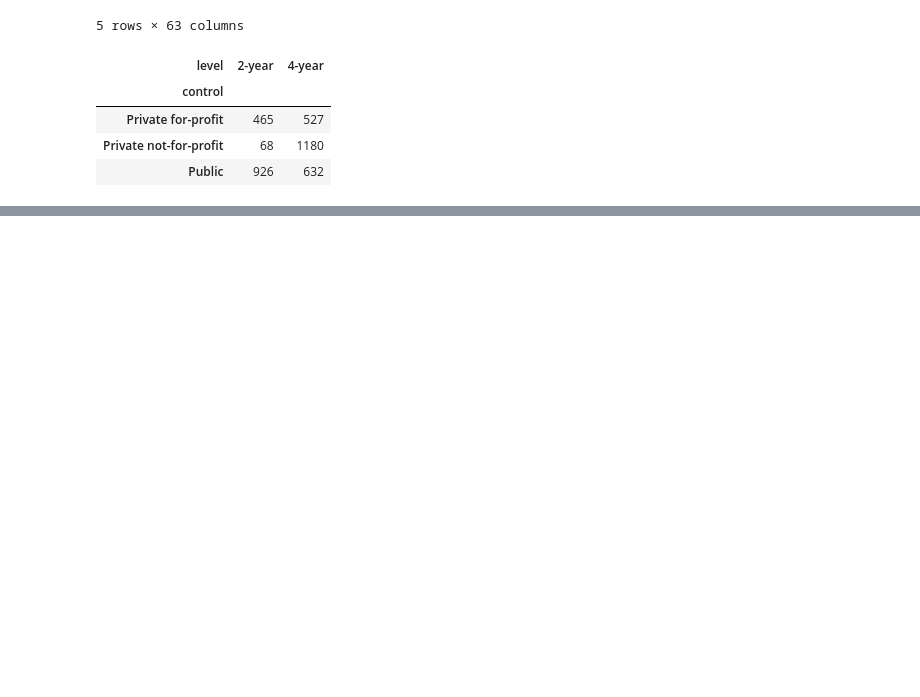
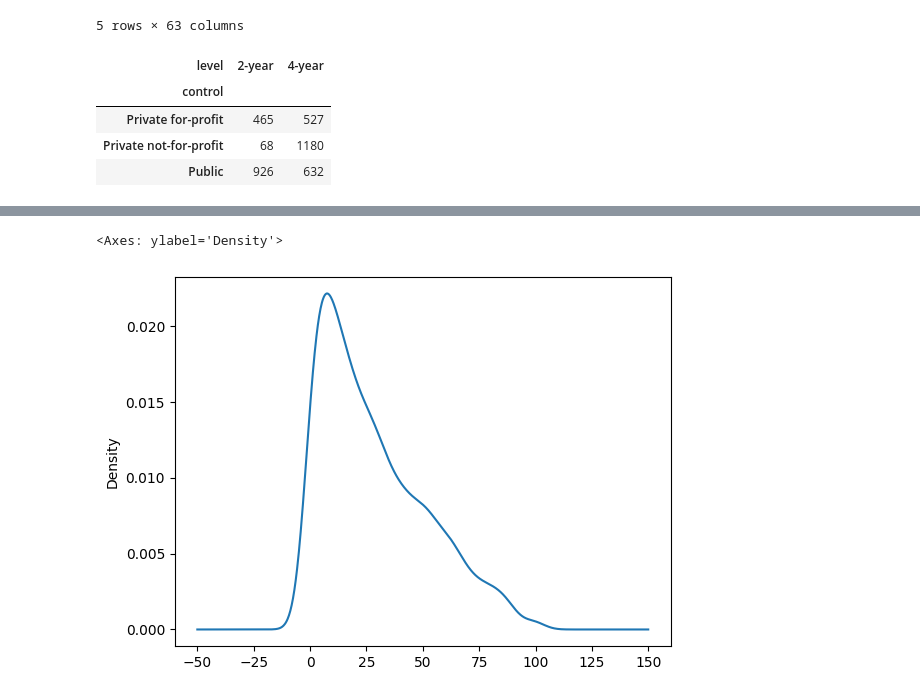
Before and after one commit to miacachion/visualization_assignment, a Jupyter notebook: assignment.ipynb, the cells around one changed output, grey strips where cells are left out. Drawn from its saved outputs; the diff is of its cells as text; code cells hidden in the pictures; blank space fills up the shorter version.

```diff
--- a/assignment.ipynb
+++ b/assignment.ipynb
@@ -113,0 +134,8 @@ pd.crosstab(df['control'], df['level'])
+# %%
+# Kernel Density Plot
+
+var='grad_100_value'
+df[var].plot.density()
+# %% [output]
+<Axes: ylabel='Density'>
+[figure, added]
```
Also changed, not shown: parts of 5 cells of this notebook.
